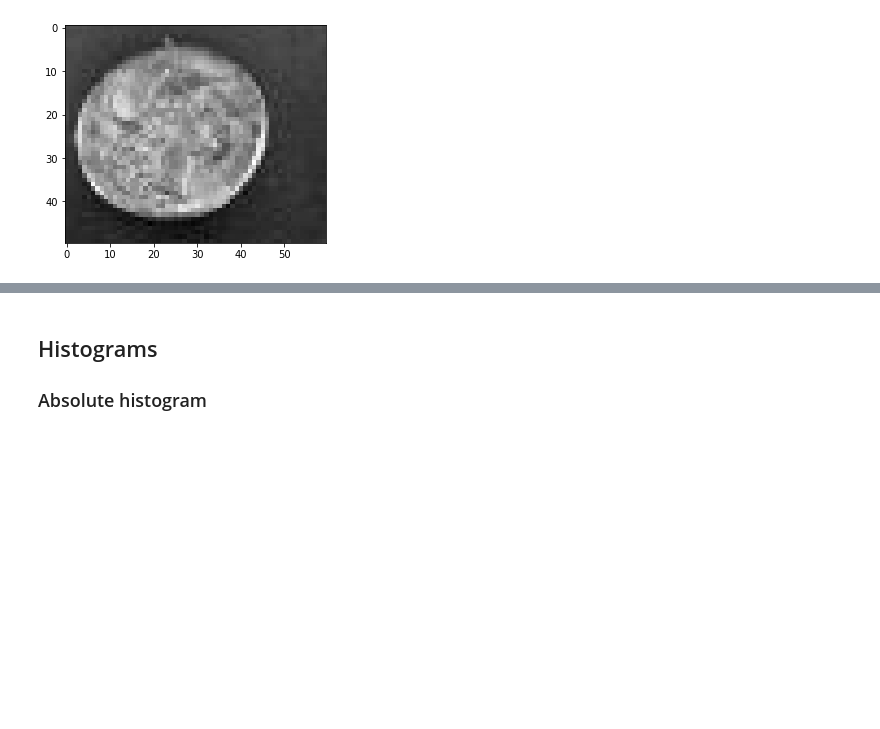
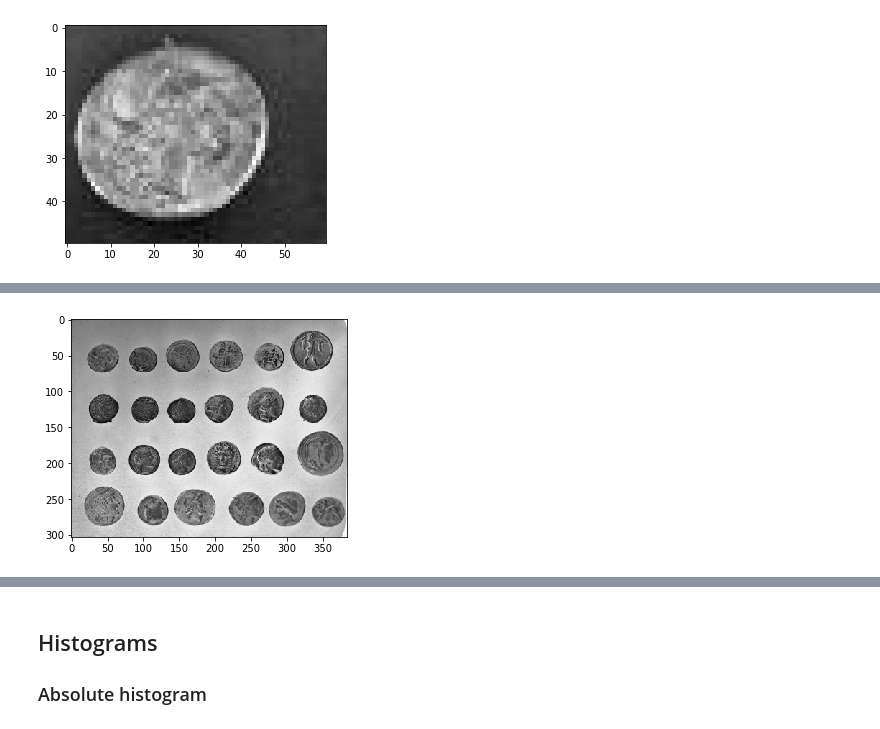
Before and after one commit to neduchal/USVP, a Jupyter notebook: cviceni/cv01.ipynb, the cells around one changed output, grey strips where cells are left out. Drawn from its saved outputs; the diff is of its cells as text; code cells hidden in the pictures; blank space fills up the shorter version.

```diff
--- a/cviceni/cv01.ipynb
+++ b/cviceni/cv01.ipynb
@@ -82,0 +102,11 @@ plt.show()
+# %%
+# Negative image.
+
+# MAX value of the 8 bit range (255) minus img values.
+# FOR RGB image it should be done for every channel.
+img3 = 255 - img
+
+plt.imshow(img3, cmap="gray")
+plt.show()
+# %% [output]
+[figure, added]
```
Also changed, not shown: parts of 8 cells of this notebook.
